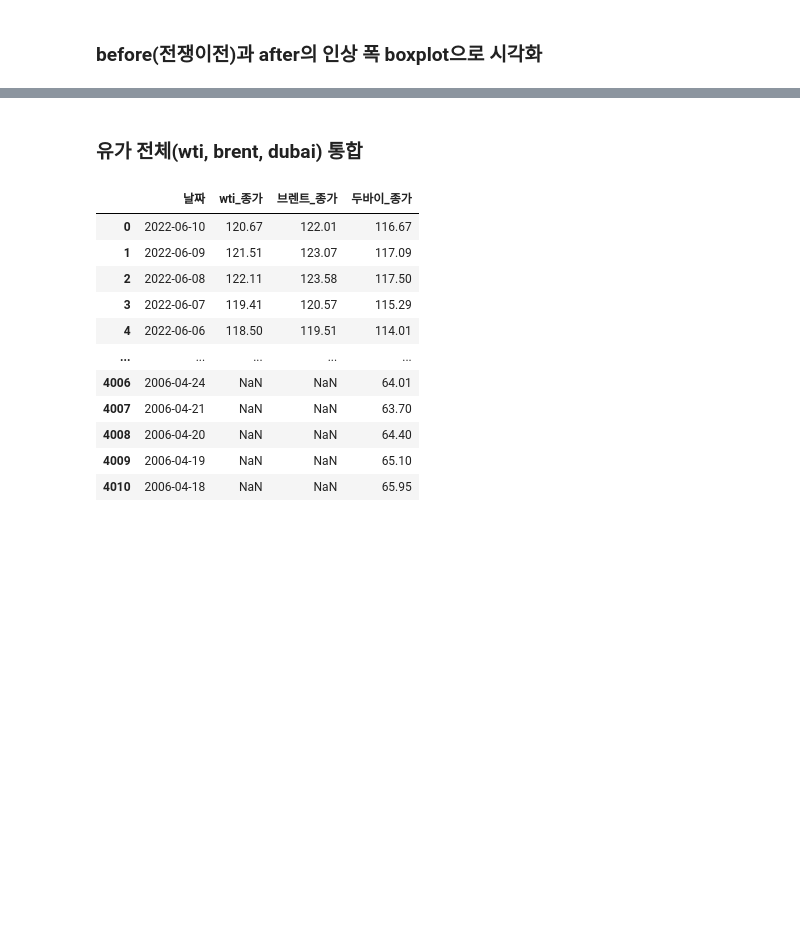
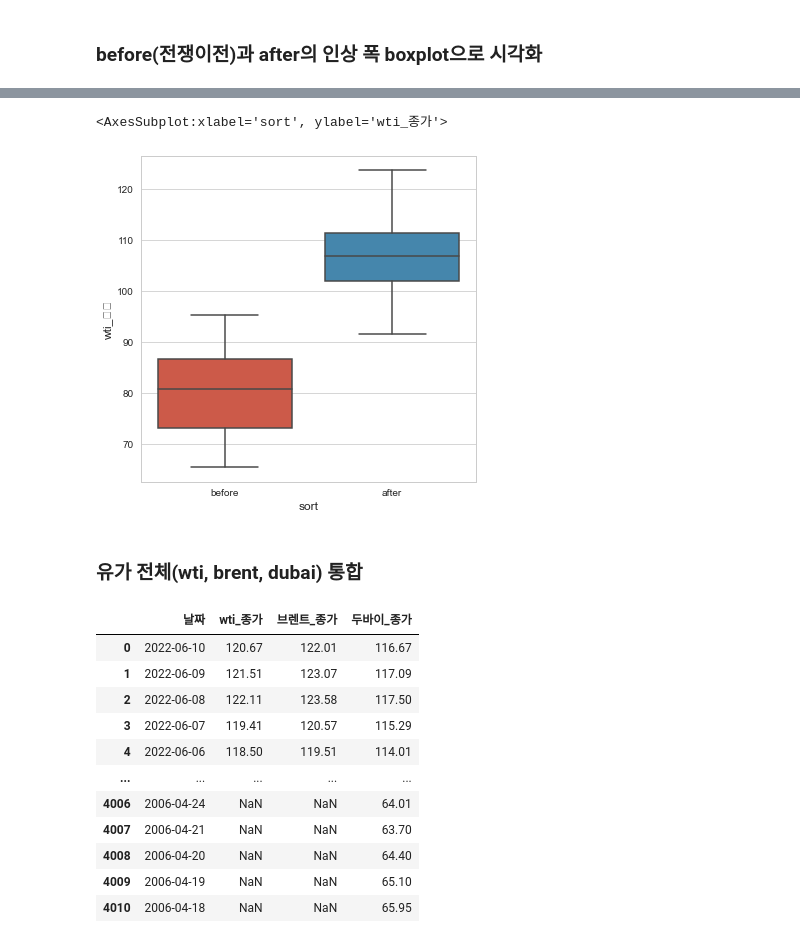
Before and after one commit to Chan0226/-, a Jupyter notebook: 국제유가.ipynb, the cells around one changed output, grey strips where cells are left out. Drawn from its saved outputs; the diff is of its cells as text; code cells hidden in the pictures; blank space fills up the shorter version.

```diff
--- a/국제유가.ipynb
+++ b/국제유가.ipynb
@@ -144,9 +191,2 @@ Critical values:
 # %% [markdown]
 ###  before(전쟁이전)과 after의 인상 폭 boxplot으로 시각화
-# %%
-import seaborn as sns
-import matplotlib.pyplot as plt
-sns.set_style('whitegrid')
-
-plt.figure(figsize=(6,6))
-sns.boxplot(x='when', y='score', data=data)
@@ -155,0 +193,7 @@ sns.boxplot(x='when', y='score', data=data)
+# %%
+after = wti.loc[:74]
+before = wti.loc[75:149]
+before['sort'] = 'before'
+after['sort'] = 'after'
+wti_data = pd.concat([before,after])
+wti_data
@@ -156,3 +214,9 @@ sns.boxplot(x='when', y='score', data=data)
+# %%
+plt.figure(figsize=(6,6))
+sns.boxplot(x='sort', y='wti_종가', data=wti_data)
+# %% [output]
+<AxesSubplot:xlabel='sort', ylabel='wti_종가'>
+[figure, added]
 # %% [markdown]
 ### 유가 전체(wti, brent, dubai) 통합
 # %%
```
Also changed, not shown: parts of 9 cells of this notebook.
